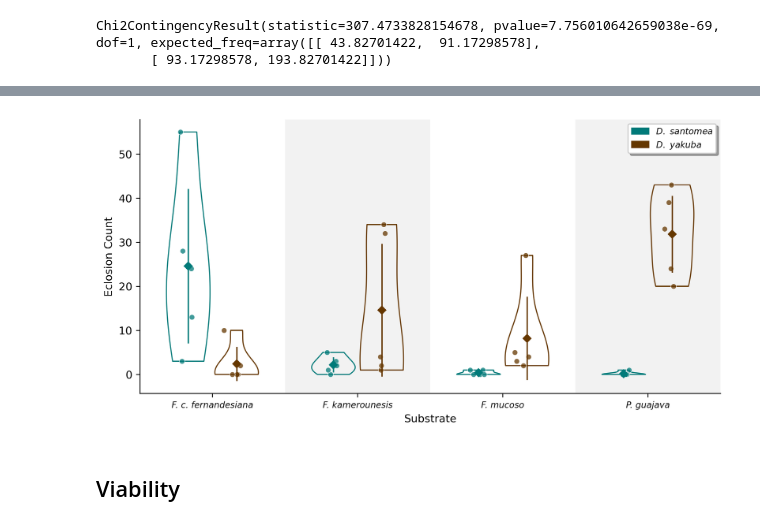
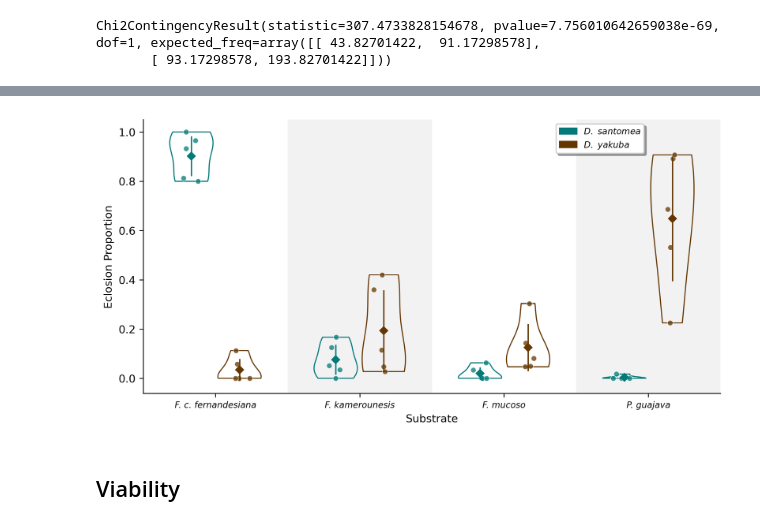
Before and after one commit to David-Peede/santomea_natural_history, a Jupyter notebook: notebooks/ecological_analyses.ipynb, the cells around one changed output, grey strips where cells are left out. Saved outputs shown, nothing was run; the diff lists cells and outputs as text; code cells hidden in the pictures.

```diff
--- a/notebooks/ecological_analyses.ipynb
+++ b/notebooks/ecological_analyses.ipynb
@@ -625,3 +605,20 @@ eclosion_df[eclosion_df.species == "D. santomea"]
+# %%
+# Intialize total counts.
+san_tots = []
+yak_tots = []
+# For every replicate cage.
+for i in range(1, 6):
+    san_tots.append(
+        eclosion_df[
+            (eclosion_df.species == "D. santomea")
+            & (eclosion_df.replicate == f"cage{i}")
+        ]["count"].sum()
+    )
+    yak_tots.append(
+        eclosion_df[
+            (eclosion_df.species == "D. yakuba") & (eclosion_df.replicate == f"cage{i}")
+        ]["count"].sum()
+    )
 # %%
 # Intialize a list of substrates.
 eclosion_substrates = [
@@ -641,11 +638,13 @@ for substrate in eclosion_substrates:
             (eclosion_df.species == "D. santomea")
             & (eclosion_df.substrate == substrate)
         ]["count"].values
+        / np.array(san_tots)
     )
     yak_counts.append(
         eclosion_df[
             (eclosion_df.species == "D. yakuba") & (eclosion_df.substrate == substrate)
         ]["count"].values
+        / np.array(yak_tots)
     )
 # Set the center positions.
 org_pos = np.arange(0, len(eclosion_substrates) * 3, 3)
@@ -736,35 +735,37 @@ for i in range(len(eclosion_substrates)):
         marker="o",
         s=25,
         edgecolor="white",
         linewidth=0.5,
         alpha=0.75,
     )
 # Construct the legend elements.
 legend_elements = [
     Patch(color="#017a79", label=r"$D.$ $santomea$"),
     Patch(color="#653700", label=r"$D.$ $yakuba$"),
 ]
 # Add the legend to the plot.
 ax.legend(
     handles=legend_elements,
     fontsize=8,
+    loc="upper right",
+    bbox_to_anchor=(0.875, 1.0),
     frameon=True,
     fancybox=True,
     shadow=True,
 )
 # Set the x-axis limits.
 ax.set_xlim(label_pos[0] - 1.5, label_pos[-1] + 1.5)
 # Set the x-axis ticks.
 ax.set_xticks(label_pos)
 ax.set_xticklabels(eclosion_substrates, fontstyle="italic", fontsize=8)
 # Set the x-axis label.
 ax.set_xlabel("Substrate", fontsize=10)
 # Set the y-axis label.
-ax.set_ylabel("Eclosion Count", fontsize=10)
+ax.set_ylabel("Eclosion Proportion", fontsize=10)
 # Show the plot.
 plt.show()
 # %% [output]
-[figure, old version]
+[figure, new version]
 # %% [markdown]
 ## Viability
 # %%
```
Also changed, not shown: parts of 4 cells of this notebook, 3 other files.
